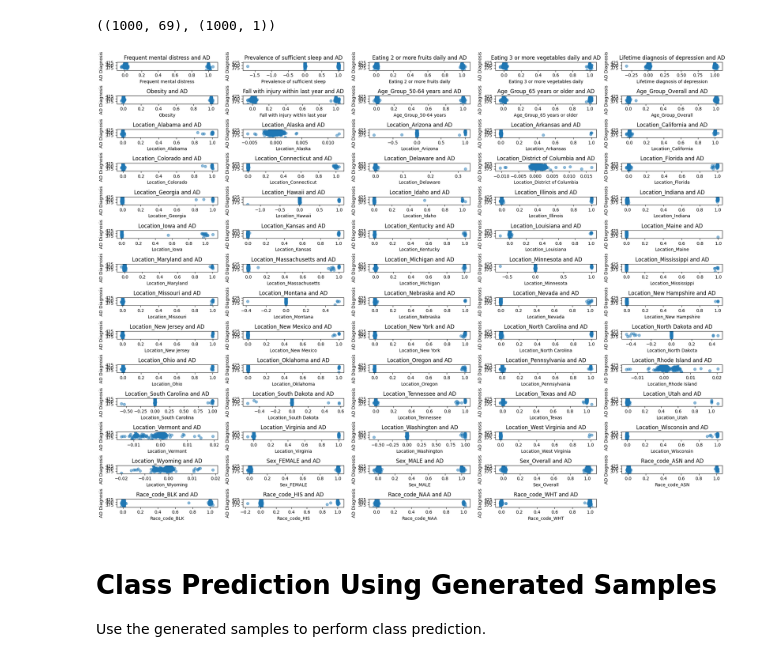
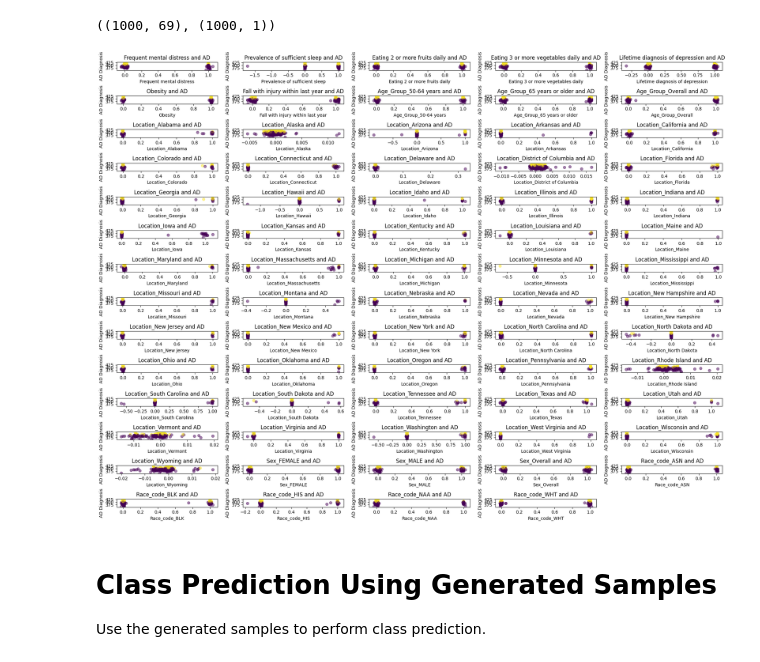
Before and after one commit to saada4/alzheimer-research, a Jupyter notebook: norm_flow_model.ipynb, the cells around one changed output. Drawn from its saved outputs; the diff is of its cells as text; code cells hidden in the pictures.

Commit message:
Visuals updated

```diff
--- a/norm_flow_model.ipynb
+++ b/norm_flow_model.ipynb
@@ -128,27 +128,28 @@ _1.shape, _2.shape
 # %%
 feature_names = data_stimulated.drop(columns=['HAS_ALZHEIMERS', "Oral health:  tooth retention"]).columns
 num_features = len(feature_names)
 num_cols = 5
 num_rows = (num_features + num_cols - 1) // num_cols
-
+log_probs = model(torch.tensor(_1))
 
 fig, axes = plt.subplots(num_rows, num_cols, figsize=(20, 15))
 axes = axes.flatten()
 
+
 for i in range(num_features):
-    axes[i].scatter(_1[:, i], _2, alpha=0.5)
+    axes[i].scatter(_1[:, i], _2, alpha=0.5, c=(log_probs > log_probs.median()).float().numpy())
     axes[i].set_title(f'{feature_names[i]} and AD')
     axes[i].set_xlabel(f'{feature_names[i]}')
     axes[i].set_ylabel('AD Diagnosis')
 
 # Hide any unused subplots
 for j in range(num_features, len(axes)):
     fig.delaxes(axes[j])
 
 plt.tight_layout()
 plt.show()
 # %% [output]
-[figure, old version]
+[figure, new version]
 # %% [markdown]
 # Class Prediction Using Generated Samples
 Use the generated samples to perform class prediction.
```
Also changed, not shown: parts of 1 cell of this notebook.
